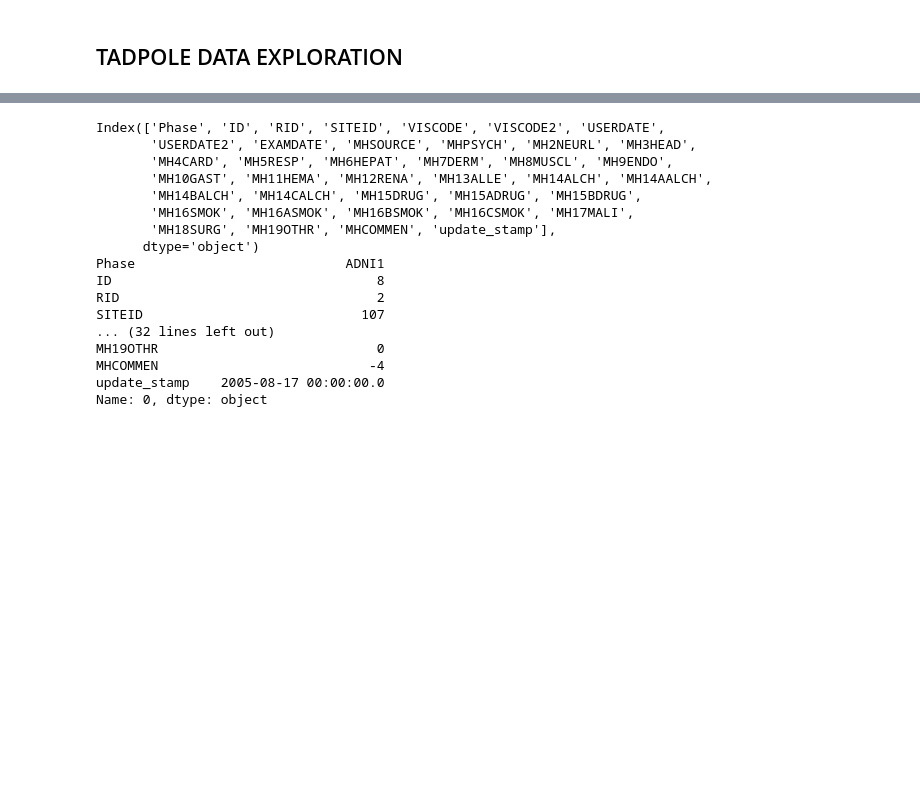
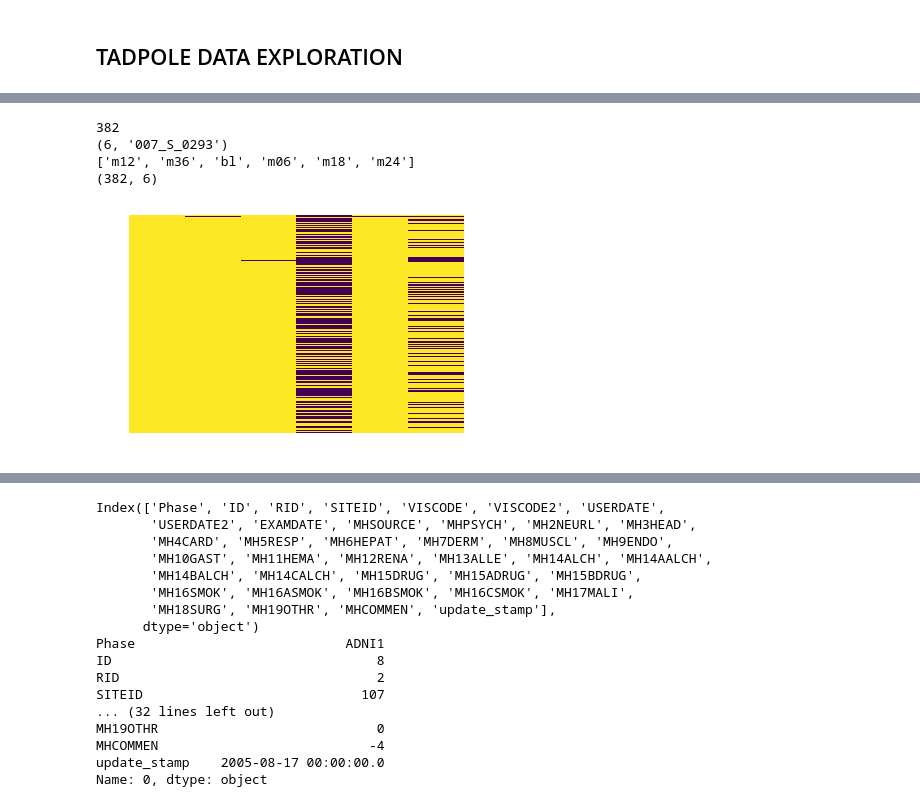
Before and after one commit to Information-Fusion-Lab-Umass/flare, a Jupyter notebook: notebooks/data_exploration.ipynb, the cells around one changed output, grey strips where cells are left out. Cells and saved outputs as stored; diff of their text form; code cells hidden in the pictures; blank space fills up the shorter version.

Commit message:
Added missing data image for small dataset

```diff
--- a/notebooks/data_exploration.ipynb
+++ b/notebooks/data_exploration.ipynb
@@ -329,3 +331,48 @@ num_rows in adni_data = {},  2175 2176
+# %%
+print(len(set(meta_names)))
+visits = {}
+visit_dict = {'ADNI Screening':'bl',
+              'ADNI1/GO Month 6':'m06',
+              'ADNI1/GO Month 12': 'm12',
+              'ADNI1/GO Month 18' : 'm18',
+              'ADNI1/GO Month 24': 'm24',
+              'ADNI1/GO Month 36': 'm36',
+             'No Visit Defined': 'none'}
+viscodes = ['bl', 'm06', 'm12', 'm18', 'm24', 'm36']
+
+for i in range(len(meta_names)):
+    key = meta_names[i]
+    value = visit_dict[meta_viscodes[i]]
+
+    if key in visits:
+        if value not in visits[key]:
+            visits[key] += [value]
+    else:
+        visits[key] = [value]
+
+a = np.zeros((len(visits),6))
+L = []
+key_max = None
+for i, key in enumerate(visits):
+    if len(visits[key])>len(L):
+        L = visits[key]
+        key_max = key
+print(len(L), key_max)
+print(L)
+for i, key in enumerate(visits):
+    for j, code in enumerate(viscodes):
+        if code in visits[key]:
+            a[i,j] = 1
+print(a.shape)
+plt.imshow(a, aspect='auto', cmap='viridis')
+plt.axis('off')
+plt.savefig('missing_data_3yr15t.png', dpi=300)
+# %% [output]
+382
+(6, '007_S_0293')
+['m12', 'm36', 'bl', 'm06', 'm18', 'm24']
+(382, 6)
+[figure, added]
 # %% [markdown]
 ### TADPOLE Data Analysis
 - Basic Stats:
```
Also changed, not shown: parts of 5 cells of this notebook, 2 other files.
